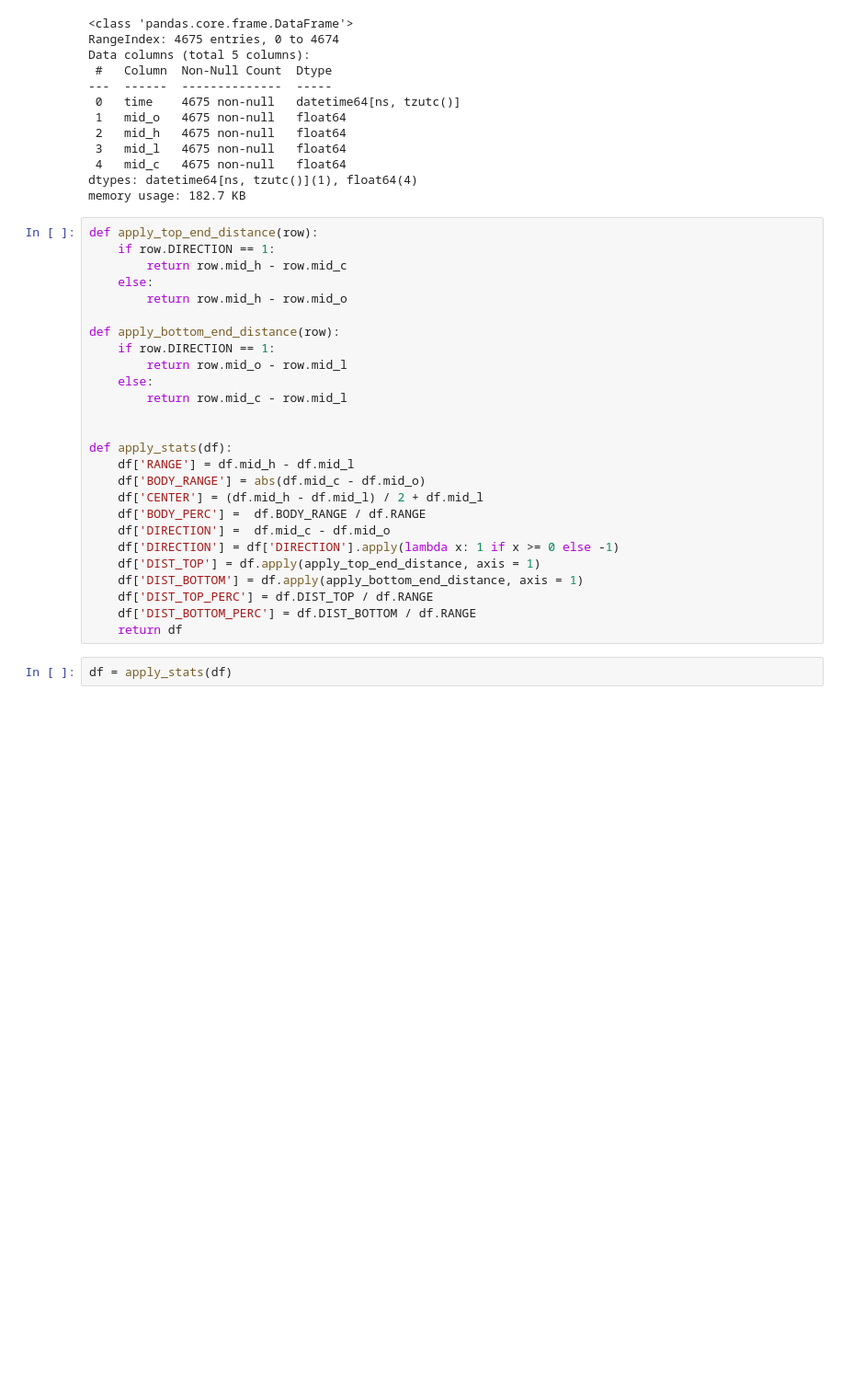
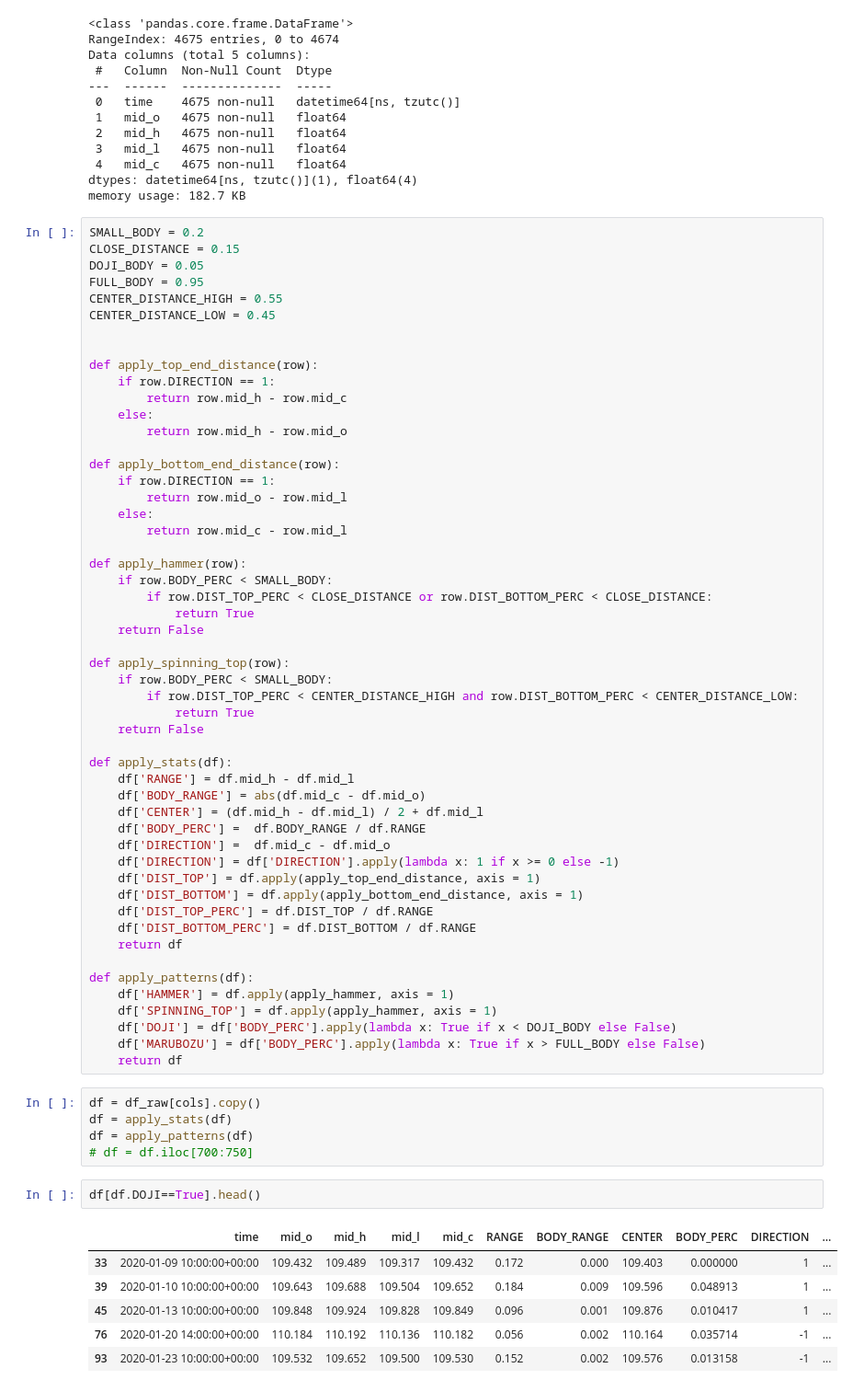
Before and after one commit to jjjjltd/OANDA-Bluefever, a Jupyter notebook: candle_patterns.ipynb, the cells around one changed output. Shown at 92% size. Drawn from its saved outputs; the diff is of its cells as text; blank space fills up the shorter version.

```diff
--- a/candle_patterns.ipynb
+++ b/candle_patterns.ipynb
@@ -74,6 +82,14 @@ Data columns (total 5 columns):
 dtypes: datetime64[ns, tzutc()](1), float64(4)
 memory usage: 182.7 KB
 # %%
+SMALL_BODY = 0.2
+CLOSE_DISTANCE = 0.15
+DOJI_BODY = 0.05
+FULL_BODY = 0.95
+CENTER_DISTANCE_HIGH = 0.55
+CENTER_DISTANCE_LOW = 0.45
+
+
 def apply_top_end_distance(row):
     if row.DIRECTION == 1:
         return row.mid_h - row.mid_c
@@ -86,6 +102,17 @@ def apply_bottom_end_distance(row):
     else:
         return row.mid_c - row.mid_l
 
+def apply_hammer(row):
+    if row.BODY_PERC < SMALL_BODY:
+        if row.DIST_TOP_PERC < CLOSE_DISTANCE or row.DIST_BOTTOM_PERC < CLOSE_DISTANCE:
+            return True
+    return False
+
+def apply_spinning_top(row):
+    if row.BODY_PERC < SMALL_BODY:
+        if row.DIST_TOP_PERC < CENTER_DISTANCE_HIGH and row.DIST_BOTTOM_PERC < CENTER_DISTANCE_LOW:
+            return True
+    return False
 
 def apply_stats(df):
     df['RANGE'] = df.mid_h - df.mid_l
@@ -99,5 +126,24 @@ def apply_stats(df):
     df['DIST_TOP_PERC'] = df.DIST_TOP / df.RANGE
     df['DIST_BOTTOM_PERC'] = df.DIST_BOTTOM / df.RANGE
     return df
+
+def apply_patterns(df):
+    df['HAMMER'] = df.apply(apply_hammer, axis = 1)
+    df['SPINNING_TOP'] = df.apply(apply_hammer, axis = 1)
+    df['DOJI'] = df['BODY_PERC'].apply(lambda x: True if x < DOJI_BODY else False)
+    df['MARUBOZU'] = df['BODY_PERC'].apply(lambda x: True if x > FULL_BODY else False)
+    return df
+# %%
+df = df_raw[cols].copy()
+df = apply_stats(df)
+df = apply_patterns(df)
+# df = df.iloc[700:750]
 # %%
-df = apply_stats(df)
+df[df.DOJI==True].head()
+# %% [output]
+|  | time | mid_o | mid_h | mid_l | mid_c | RANGE | BODY_RANGE | CENTER | BODY_PERC | DIRECTION | ... |
+| 33 | 2020-01-09 10:00:00+00:00 | 109.432 | 109.489 | 109.317 | 109.432 | 0.172 | 0.000 | 109.403 | 0.000000 | 1 | ... |
+| 39 | 2020-01-10 10:00:00+00:00 | 109.643 | 109.688 | 109.504 | 109.652 | 0.184 | 0.009 | 109.596 | 0.048913 | 1 | ... |
+| 45 | 2020-01-13 10:00:00+00:00 | 109.848 | 109.924 | 109.828 | 109.849 | 0.096 | 0.001 | 109.876 | 0.010417 | 1 | ... |
+| 76 | 2020-01-20 14:00:00+00:00 | 110.184 | 110.192 | 110.136 | 110.182 | 0.056 | 0.002 | 110.164 | 0.035714 | -1 | ... |
+| 93 | 2020-01-23 10:00:00+00:00 | 109.532 | 109.652 | 109.500 | 109.530 | 0.152 | 0.002 | 109.576 | 0.013158 | -1 | ... |
```
Also changed, not shown: parts of 5 cells of this notebook, 1 other file.
